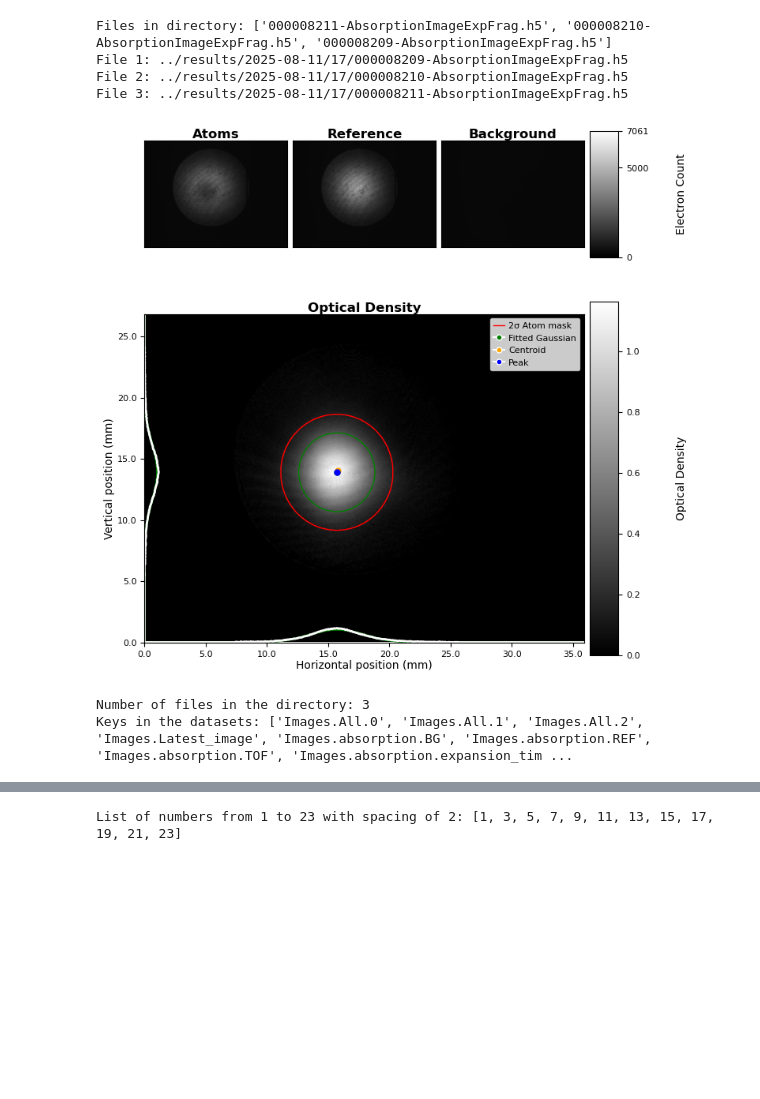
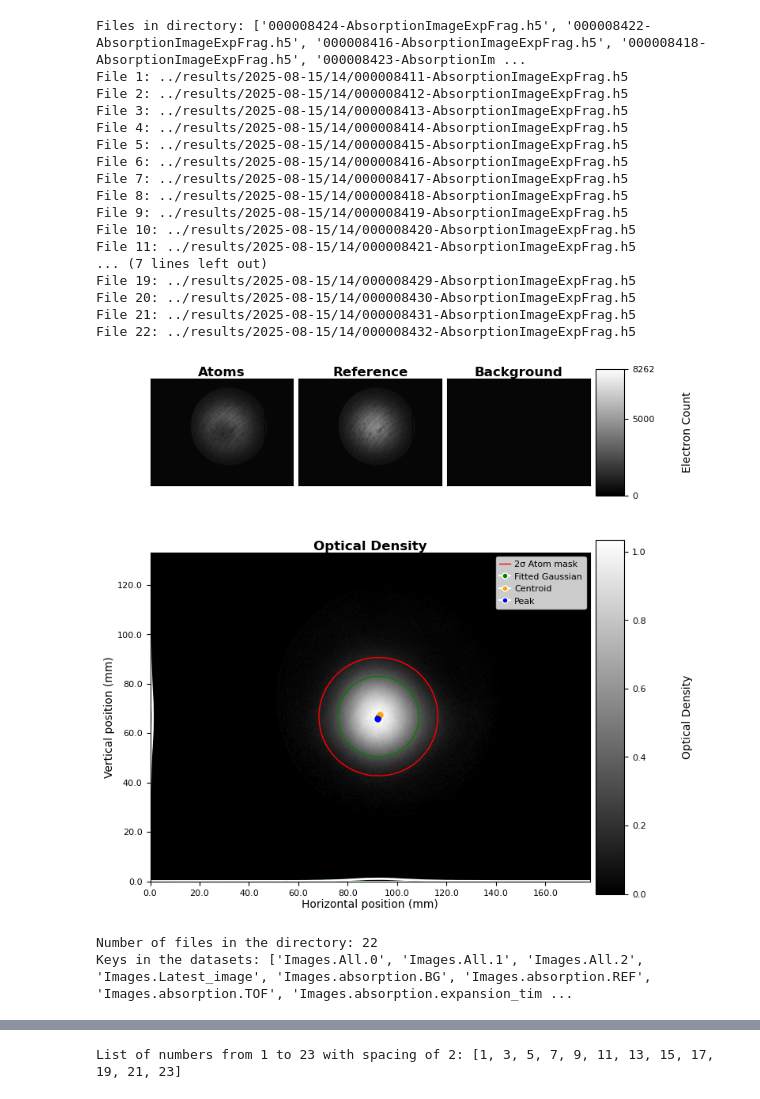
Before and after one commit to harrykendell/ARTIQ, a Jupyter notebook: analysis/plotting_data_post_analysis.ipynb, the cells around one changed output, grey strips where cells are left out. Drawn from its saved outputs; the diff is of its cells as text; code cells hidden in the pictures; blank space fills up the shorter version.

```diff
--- a/analysis/plotting_data_post_analysis.ipynb
+++ b/analysis/plotting_data_post_analysis.ipynb
@@ -20,7 +20,7 @@ from repository.imaging.processor import AbsImage  # noqa: E402
 
 
 folder_directory = (
-    "../results/2025-08-11/17/"  # Example directory path, adjust as needed
+    "../results/2025-08-15/14/"  # Example directory path, adjust as needed
 )
 file_names = os.listdir(folder_directory)
 
@@ -30,7 +30,7 @@ print(f"Files in directory: {file_names}")
 
 # Enter the name of the file you want to analyze, this file consisit of many runs of of particular scan parameter if you have multiple runs
 particular_directory = (
-    folder_directory + "000008211-AbsorptionImageExpFrag.h5"
+    folder_directory + "000008431-AbsorptionImageExpFrag.h5"
 )  # Example file path, adjust as needed
 
 
@@ -158,39 +158,52 @@ scan_param = [
     1,
     2,
     3,
     4,
     5,
     6,
     7,
     8,
     9,
     10,
     11,
     12,
     13,
     14,
     15,
     16,
     17,
     18,
     19,
     20,
     21,
 ]
 
 # Extracting the values and the units from the files
 
 
 f1 = h5py.File(files_directory[0], "r")
 a = f1["datasets"]
 print(f"Keys in the datasets: {list(a.keys())}")
 # %% [output]
-Files in directory: ['000008211-AbsorptionImageExpFrag.h5', '000008210-AbsorptionImageExpFrag.h5', '000008209-AbsorptionImageExpFrag.h5']
-File 1: ../results/2025-08-11/17/000008209-AbsorptionImageExpFrag.h5
-File 2: ../results/2025-08-11/17/000008210-AbsorptionImageExpFrag.h5
-File 3: ../results/2025-08-11/17/000008211-AbsorptionImageExpFrag.h5
+Files in directory: ['000008424-AbsorptionImageExpFrag.h5', '000008422-AbsorptionImageExpFrag.h5', '000008416-AbsorptionImageExpFrag.h5', '000008418-AbsorptionImageExpFrag.h5', '000008423-AbsorptionIm ...
+File 1: ../results/2025-08-15/14/000008411-AbsorptionImageExpFrag.h5
+File 2: ../results/2025-08-15/14/000008412-AbsorptionImageExpFrag.h5
+File 3: ../results/2025-08-15/14/000008413-AbsorptionImageExpFrag.h5
+File 4: ../results/2025-08-15/14/000008414-AbsorptionImageExpFrag.h5
+File 5: ../results/2025-08-15/14/000008415-AbsorptionImageExpFrag.h5
+File 6: ../results/2025-08-15/14/000008416-AbsorptionImageExpFrag.h5
+File 7: ../results/2025-08-15/14/000008417-AbsorptionImageExpFrag.h5
+File 8: ../results/2025-08-15/14/000008418-AbsorptionImageExpFrag.h5
+File 9: ../results/2025-08-15/14/000008419-AbsorptionImageExpFrag.h5
+File 10: ../results/2025-08-15/14/000008420-AbsorptionImageExpFrag.h5
+File 11: ../results/2025-08-15/14/000008421-AbsorptionImageExpFrag.h5
+... (7 lines left out)
+File 19: ../results/2025-08-15/14/000008429-AbsorptionImageExpFrag.h5
+File 20: ../results/2025-08-15/14/000008430-AbsorptionImageExpFrag.h5
+File 21: ../results/2025-08-15/14/000008431-AbsorptionImageExpFrag.h5
+File 22: ../results/2025-08-15/14/000008432-AbsorptionImageExpFrag.h5
-[figure, old version]
+[figure, new version]
-Number of files in the directory: 3
+Number of files in the directory: 22
 Keys in the datasets: ['Images.All.0', 'Images.All.1', 'Images.All.2', 'Images.Latest_image', 'Images.absorption.BG', 'Images.absorption.REF', 'Images.absorption.TOF', 'Images.absorption.expansion_tim ...
 # %%
 # example of the data structure in the file
```
Also changed, not shown: parts of 4 cells of this notebook.
